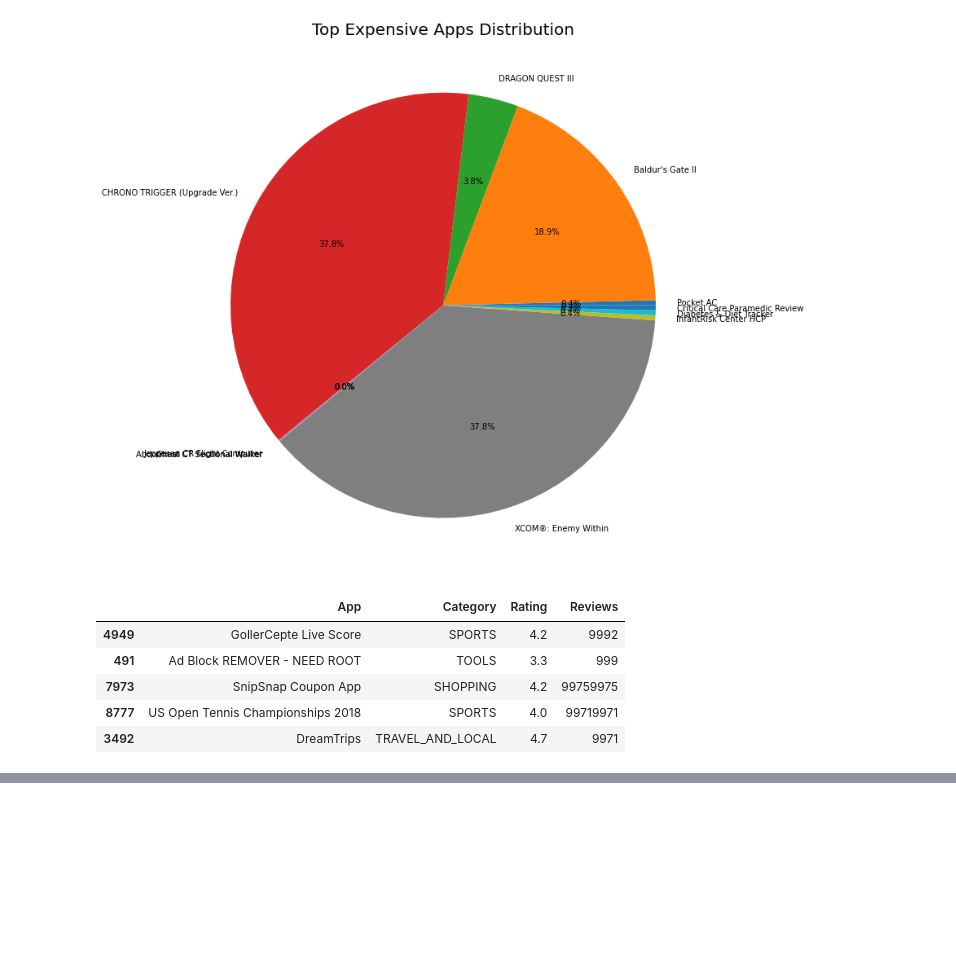
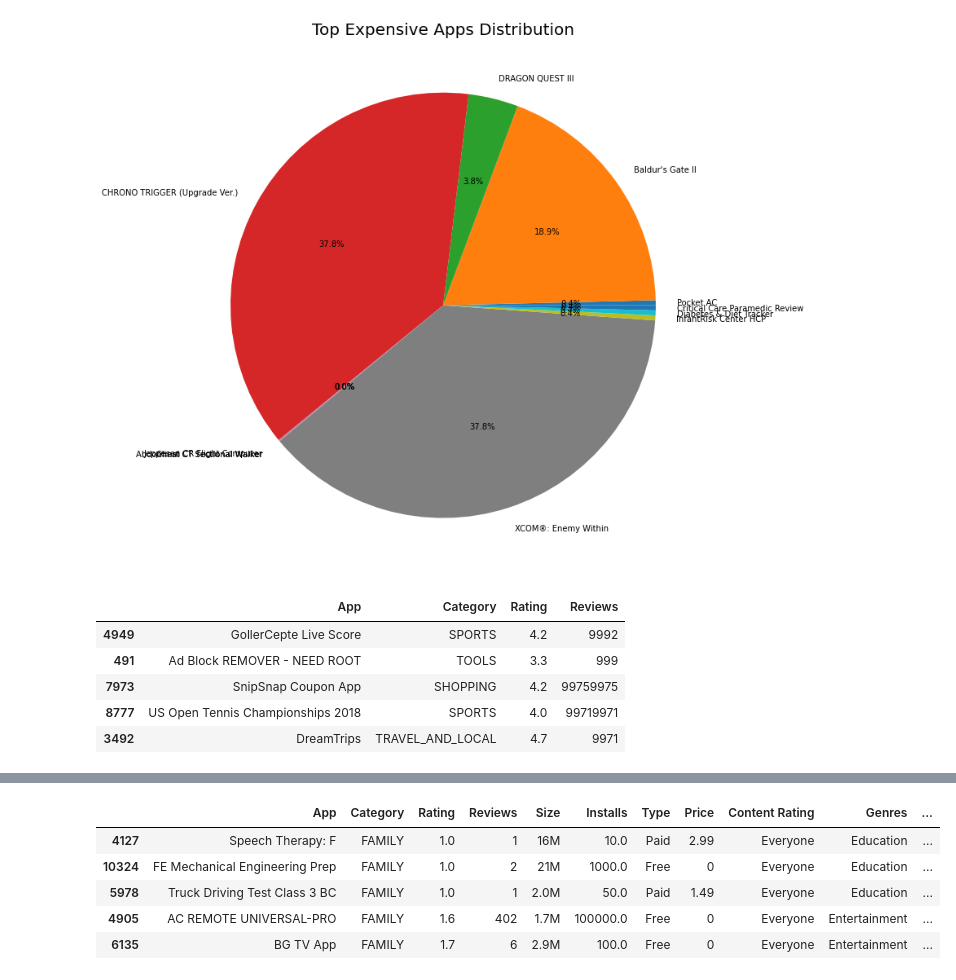
Before and after one commit to pritesh2292/play-store-app-review-analysis, a Jupyter notebook: Pritesh's_Copy_of_Play_Store_App_Review_Analysis_Capstone_Project.ipynb, the cells around one changed output, grey strips where cells are left out. Drawn from its saved outputs; the diff is of its cells as text; code cells hidden in the pictures; blank space fills up the shorter version.

Commit message:
fifth commit playstore review

```diff
--- a/Pritesh's_Copy_of_Play_Store_App_Review_Analysis_Capstone_Project.ipynb
+++ b/Pritesh's_Copy_of_Play_Store_App_Review_Analysis_Capstone_Project.ipynb
@@ -328,3 +328,15 @@ expensive_app.head(5)
 | 9409 | Vital Tones EI Pro | HEALTH_AND_FITNESS | 4.4 | 2 | 85M | 50.0 | Paid | 9.99 | Everyone | Health & Fitness | ... |
 | 2259 | Diabetes & Diet Tracker | MEDICAL | 4.6 | 395 | 19M | 1000.0 | Paid | 9.99 | Everyone | Medical | ... |
 | 3441 | BIG Launcher | PERSONALIZATION | 4.3 | 881 | 5.9M | 10000.0 | Paid | 9.99 | Everyone | Personalization | ... |
+# %%
+#Which 5 apps from the 'FAMILY' category are having the lowest rating?
+lowest_family = ud_df[ud_df['Category'] == 'FAMILY']
+lowest_family = lowest_family.sort_values(by=['Rating'], ascending=True)
+lowest_family.head(5)
+# %% [output]
+|  | App | Category | Rating | Reviews | Size | Installs | Type | Price | Content Rating | Genres | ... |
+| 4127 | Speech Therapy: F | FAMILY | 1.0 | 1 | 16M | 10.0 | Paid | 2.99 | Everyone | Education | ... |
+| 10324 | FE Mechanical Engineering Prep | FAMILY | 1.0 | 2 | 21M | 1000.0 | Free | 0 | Everyone | Education | ... |
+| 5978 | Truck Driving Test Class 3 BC | FAMILY | 1.0 | 1 | 2.0M | 50.0 | Paid | 1.49 | Everyone | Education | ... |
+| 4905 | AC REMOTE UNIVERSAL-PRO | FAMILY | 1.6 | 402 | 1.7M | 100000.0 | Free | 0 | Everyone | Entertainment | ... |
+| 6135 | BG TV App | FAMILY | 1.7 | 6 | 2.9M | 100.0 | Free | 0 | Everyone | Entertainment | ... |
```
